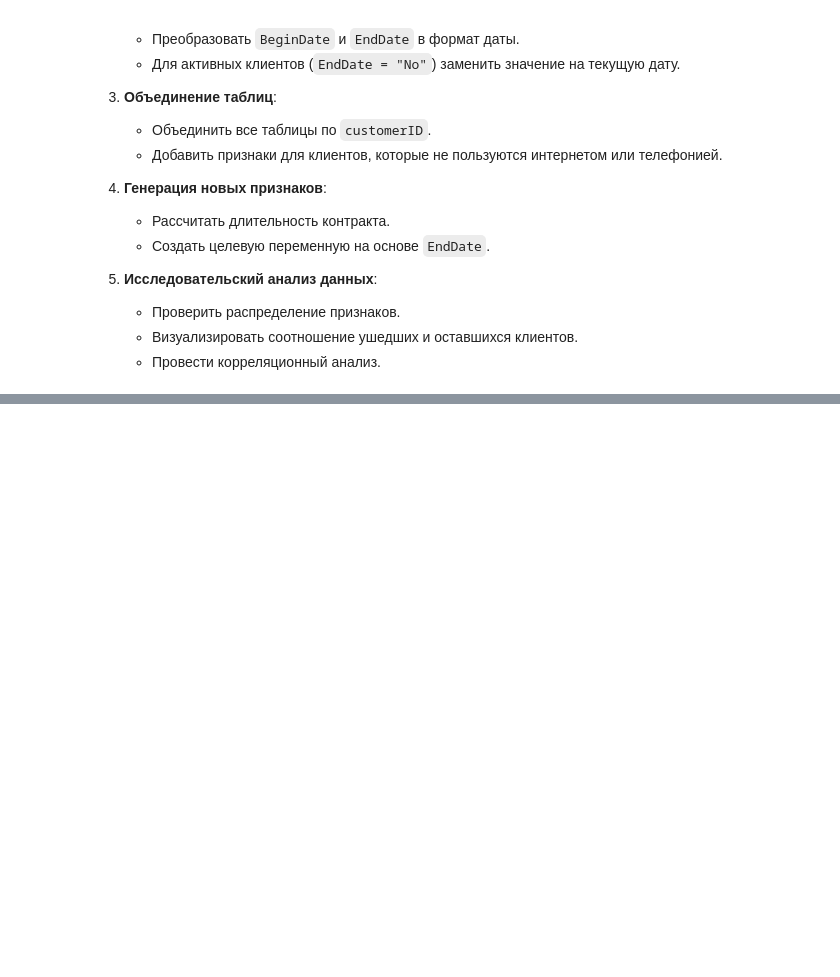
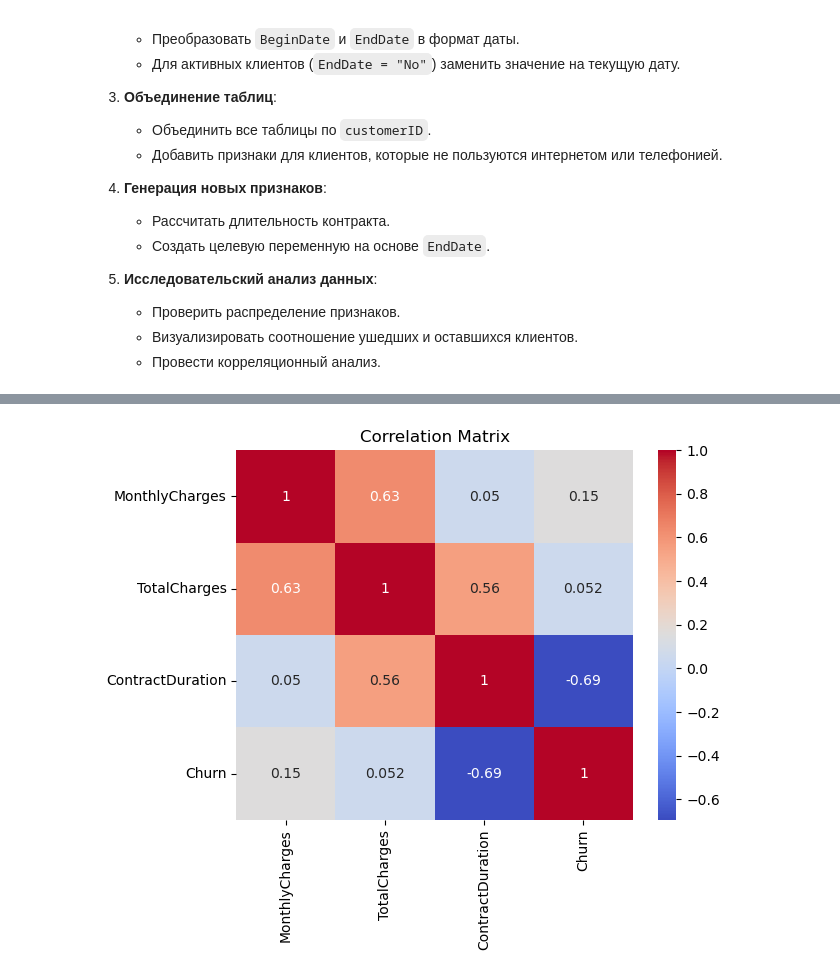
Before and after one commit to IvanovMaxim1992/project, a Jupyter notebook: Финальный проект.ipynb, the cells around one changed output, grey strips where cells are left out. Saved outputs shown, nothing was run; the diff lists cells and outputs as text; code cells hidden in the pictures; blank space fills up the shorter version.

```diff
--- a/Финальный проект.ipynb
+++ b/Финальный проект.ipynb
@@ -169,0 +268,7 @@ RANDOM_STATE = 170225
+# %%
+correlation_matrix = merged_data[numeric_features + ['Churn']].corr()
+sns.heatmap(correlation_matrix, annot=True, cmap='coolwarm')
+plt.title('Correlation Matrix')
+plt.show()
+# %% [output]
+[figure, added]
```
Also changed, not shown: parts of 19 cells of this notebook.
